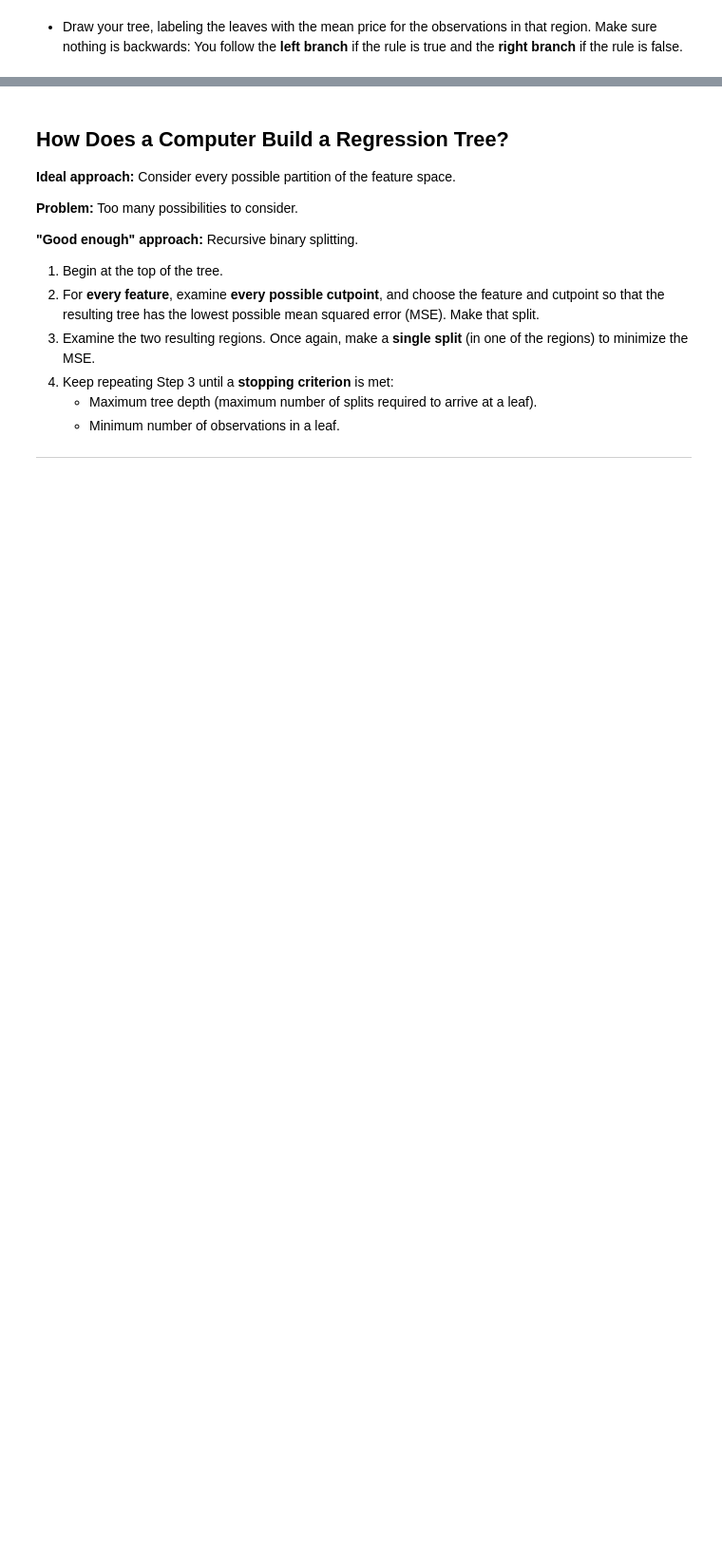
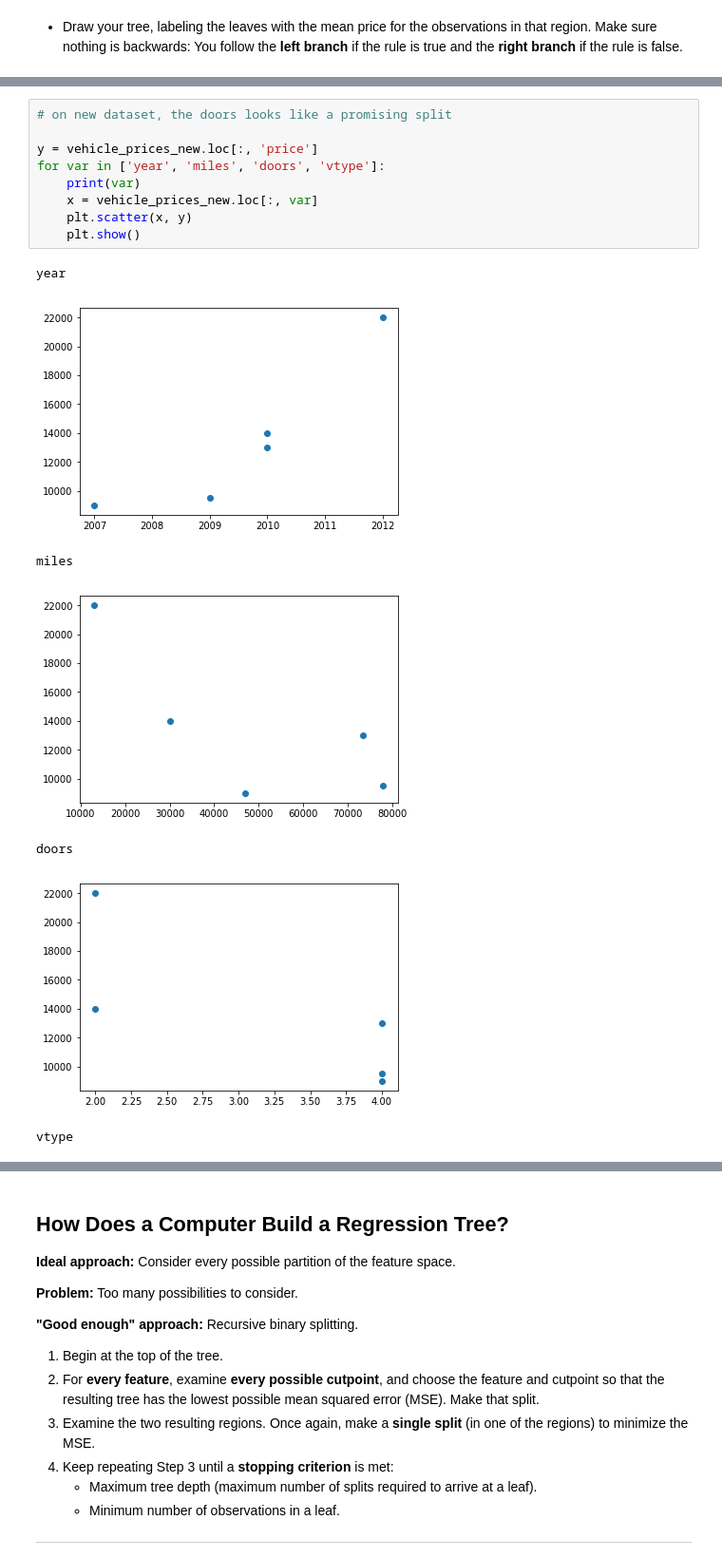
Before and after one commit to naidaire/lesson15_decision_trees, a Jupyter notebook: decision_trees_part2.ipynb, the cells around one changed output, grey strips where cells are left out. Shown: that part at 95% size. Cells and saved outputs as stored; diff of their text form; blank space fills up the shorter version.

```diff
--- a/decision_trees_part2.ipynb
+++ b/decision_trees_part2.ipynb
@@ -33,0 +77,17 @@ vehicle_prices = pd.read_csv(vehicle_prices_path)
+# %%
+# on new dataset, the doors looks like a promising split
+
+y = vehicle_prices_new.loc[:, 'price']
+for var in ['year', 'miles', 'doors', 'vtype']:
+    print(var)
+    x = vehicle_prices_new.loc[:, var]
+    plt.scatter(x, y)
+    plt.show()
+# %% [output]
+year
+[figure, added]
+miles
+[figure, added]
+doors
+[figure, added]
+vtype
```
Also changed, not shown: parts of 56 cells of this notebook, 2 other files.
